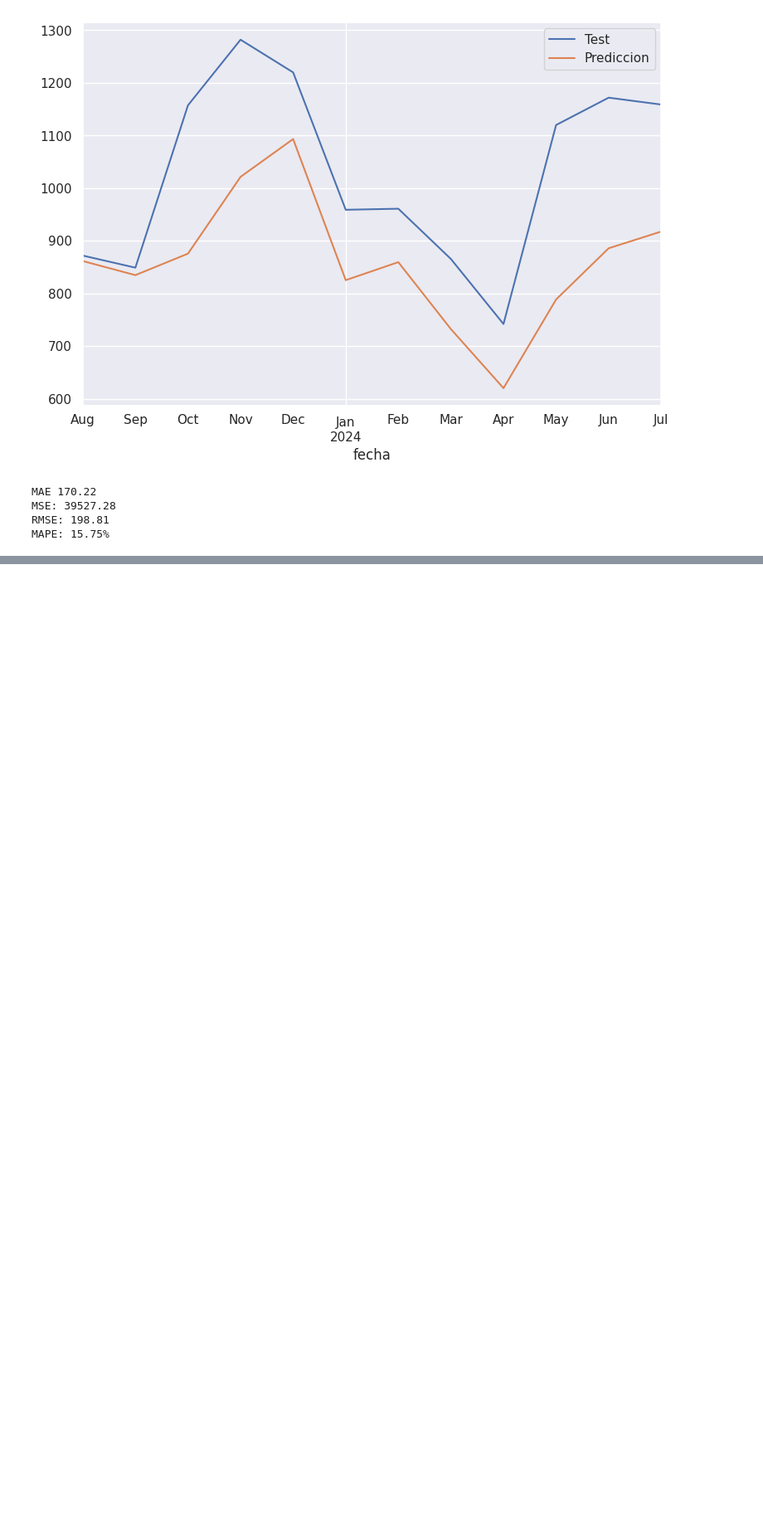
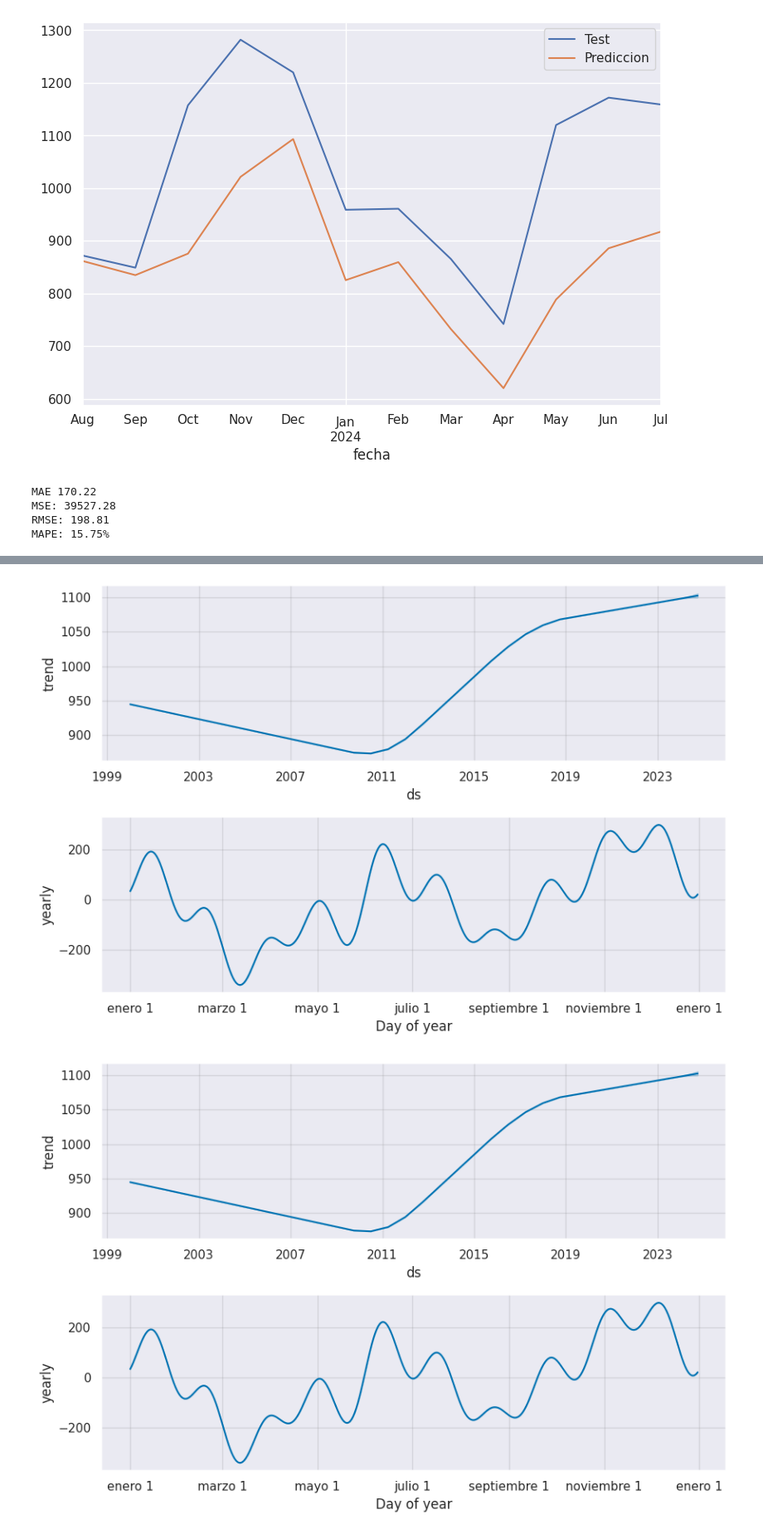
Before and after one commit to LordOnion88/MAD, a Jupyter notebook: Series de Tiempo/Predicciones produccion de cafe/Produccion de cafe.ipynb, the cells around one changed output, grey strips where cells are left out. Shown at 83% size. Drawn from its saved outputs; the diff is of its cells as text; code cells hidden in the pictures; blank space fills up the shorter version.

```diff
--- a/Series de Tiempo/Predicciones produccion de cafe/Produccion de cafe.ipynb
+++ b/Series de Tiempo/Predicciones produccion de cafe/Produccion de cafe.ipynb
@@ -251,0 +344,5 @@ MAPE: 15.75%
+# %%
+modelo.plot_components(forecast)
+# %% [output]
+[figure, added]
+[figure, added]
```
Also changed, not shown: parts of 13 cells of this notebook.
